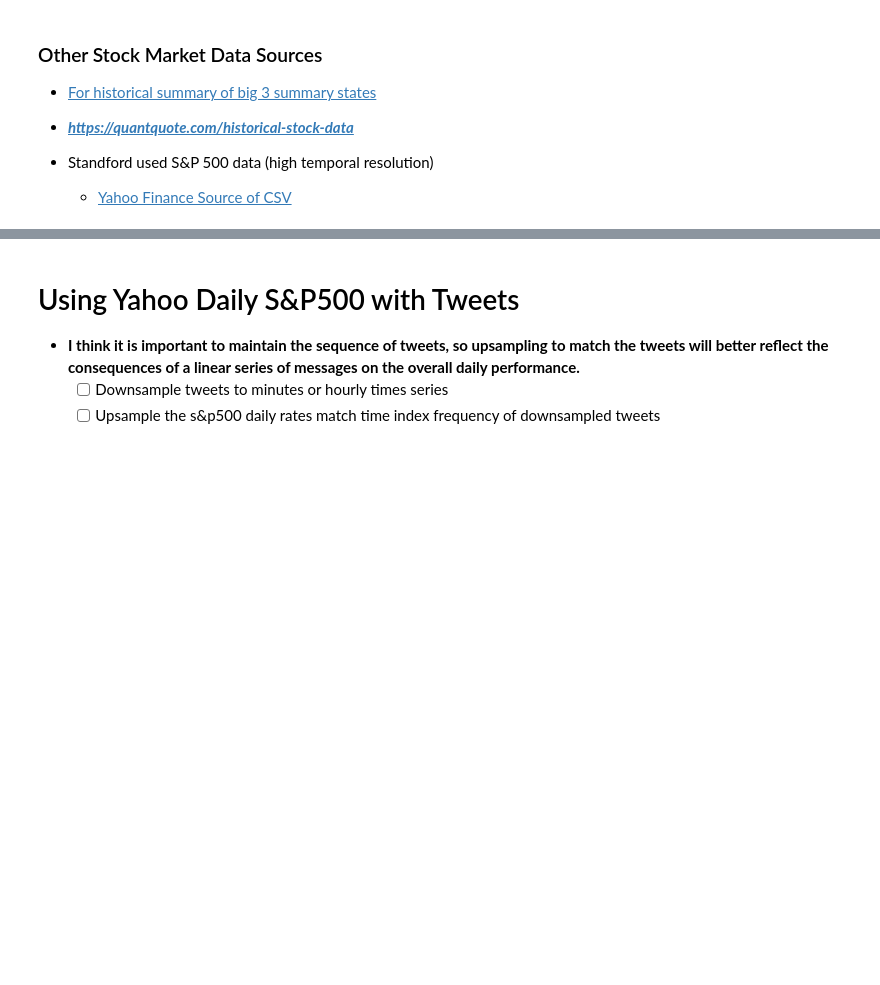
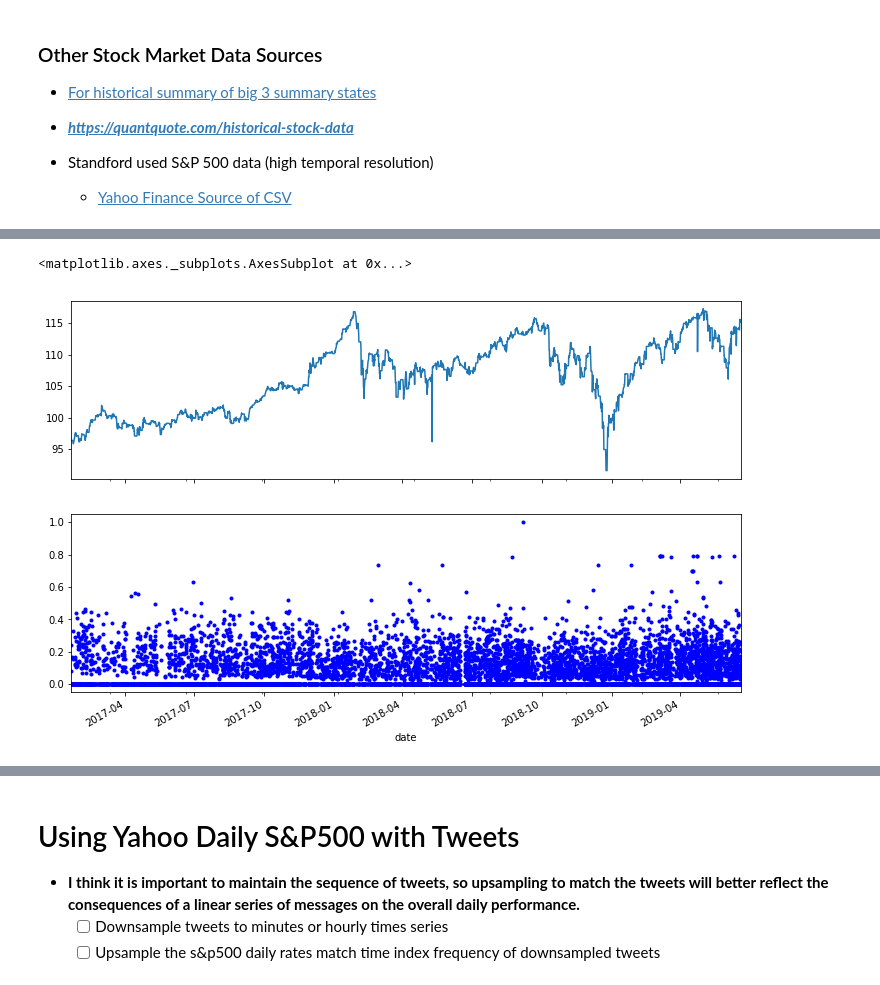
Before and after one commit to jirvingphd/dsc-5-capstone-project-online-ds-ft-021119, a Jupyter notebook: mod_5_final_project_wip.ipynb, the cells around one changed output, grey strips where cells are left out. Cells and saved outputs as stored; diff of their text form; code cells hidden in the pictures; blank space fills up the shorter version.

```diff
--- a/mod_5_final_project_wip.ipynb
+++ b/mod_5_final_project_wip.ipynb
@@ -867,0 +1015,5 @@ data, meta_data = ts.get_daily(symbol= ,outputsize='full' )
+# %%
+# df.to_csv('data/combined_twitter_df_ive_min_sp500.csv')
+import pandas as pd
+df = pd.read_csv('data/combined_twitter_df_ive_min_sp500.csv', index_col='date',parse_dates=True)
+df.head()
@@ -867,0 +1029,11 @@ data, meta_data = ts.get_daily(symbol= ,outputsize='full' )
+# %%
+len(df.loc[df['BidClose']==0])
+df.loc[df['BidClose']==0] = np.nan
+df.dropna(subset=['BidClose'], inplace=True)
+# df.info()
+fig, ax = plt.subplots(nrows=2,ncols=1,sharex=True,figsize=(12,8))
+df['BidClose'].plot(ax=ax[0])
+df['neg'].plot(ax=ax[1], style='.b')
+# %% [output]
+<matplotlib.axes._subplots.AxesSubplot at 0x...>
+[figure, added]
```
Also changed, not shown: parts of 52 cells of this notebook, 8 other files.
